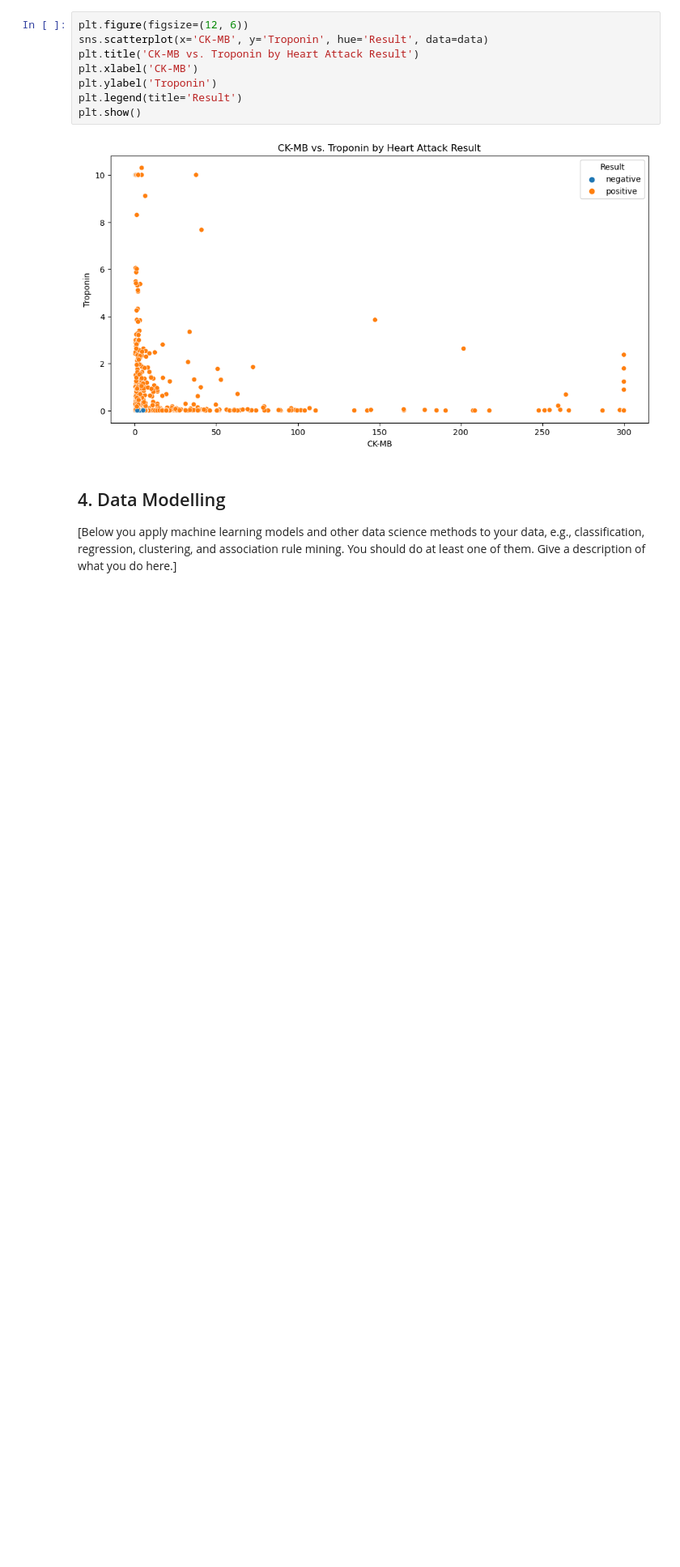
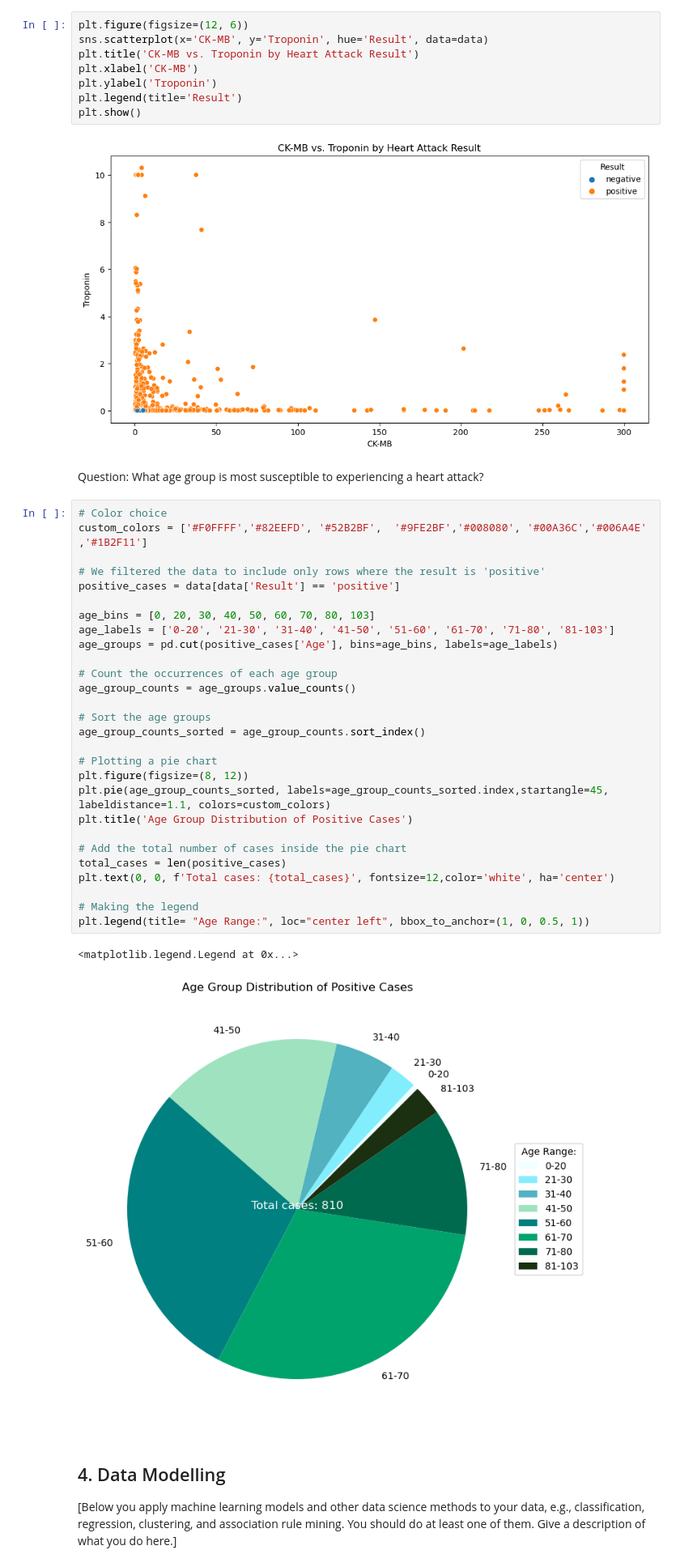
Before and after one commit to berkinKagan/DataVis, a Jupyter notebook: Miniproject_template (1).ipynb, the cells around one changed output. Shown at 81% size. Saved outputs shown, nothing was run; the diff lists cells and outputs as text; blank space fills up the shorter version.

```diff
--- a/Miniproject_template (1).ipynb
+++ b/Miniproject_template (1).ipynb
@@ -272,6 +321,39 @@ plt.legend(title='Result')
 plt.show()
 # %% [output]
 [figure]
+# %% [markdown]
+Question: What age group is most susceptible to experiencing a heart attack?
+# %%
+# Color choice
+custom_colors = ['#F0FFFF','#82EEFD', '#52B2BF',  '#9FE2BF','#008080', '#00A36C','#006A4E' ,'#1B2F11']
+
+# We filtered the data to include only rows where the result is 'positive'
+positive_cases = data[data['Result'] == 'positive']
+
+age_bins = [0, 20, 30, 40, 50, 60, 70, 80, 103]
+age_labels = ['0-20', '21-30', '31-40', '41-50', '51-60', '61-70', '71-80', '81-103']
+age_groups = pd.cut(positive_cases['Age'], bins=age_bins, labels=age_labels)
+
+# Count the occurrences of each age group
+age_group_counts = age_groups.value_counts()
+
+# Sort the age groups
+age_group_counts_sorted = age_group_counts.sort_index()
+
+# Plotting a pie chart
+plt.figure(figsize=(8, 12))
+plt.pie(age_group_counts_sorted, labels=age_group_counts_sorted.index,startangle=45, labeldistance=1.1, colors=custom_colors)
+plt.title('Age Group Distribution of Positive Cases')
+
+# Add the total number of cases inside the pie chart
+total_cases = len(positive_cases)
+plt.text(0, 0, f'Total cases: {total_cases}', fontsize=12,color='white', ha='center')
+
+# Making the legend
+plt.legend(title= "Age Range:", loc="center left", bbox_to_anchor=(1, 0, 0.5, 1))
+# %% [output]
+<matplotlib.legend.Legend at 0x...>
+[figure, added]
 # %% [markdown]
 ## 4. Data Modelling
 
```
Also changed, not shown: parts of 7 cells of this notebook.
